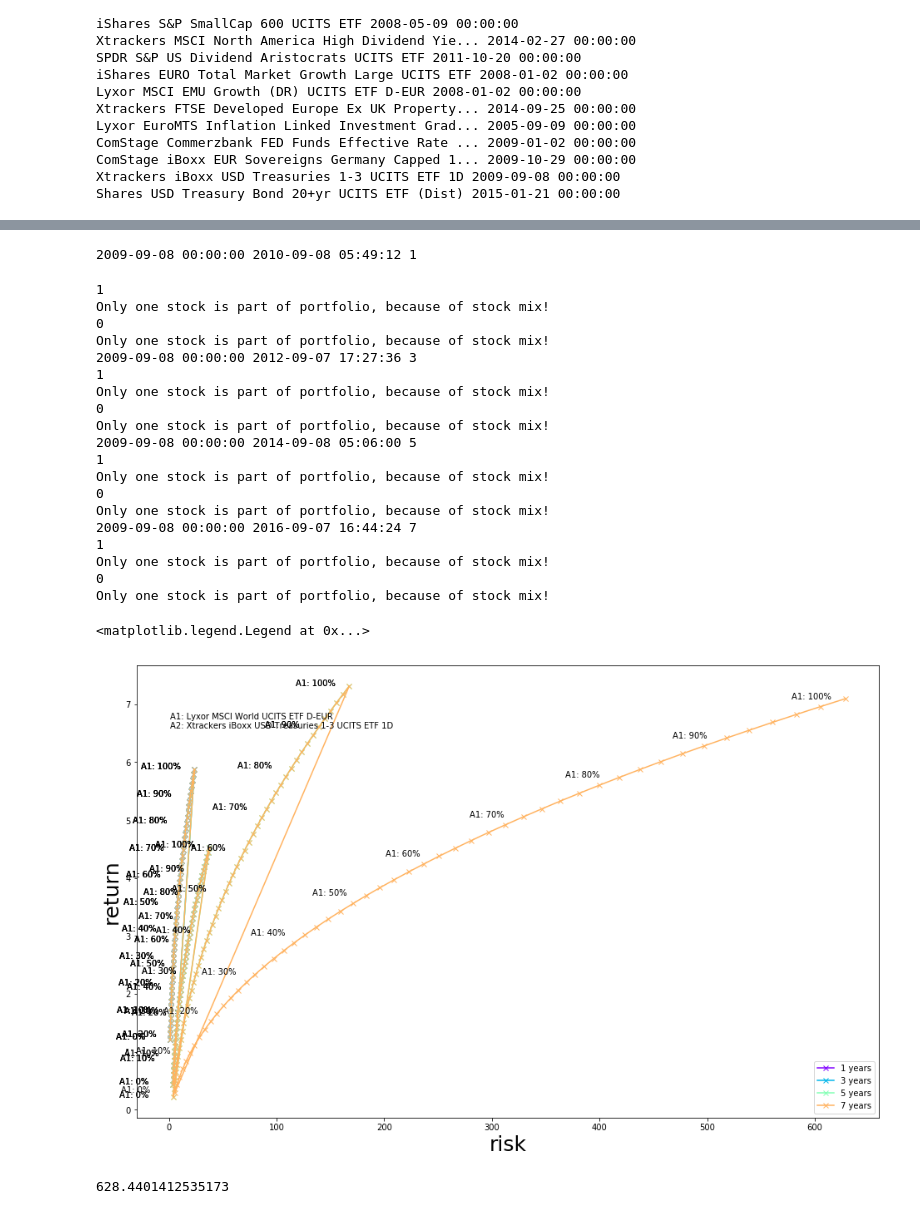
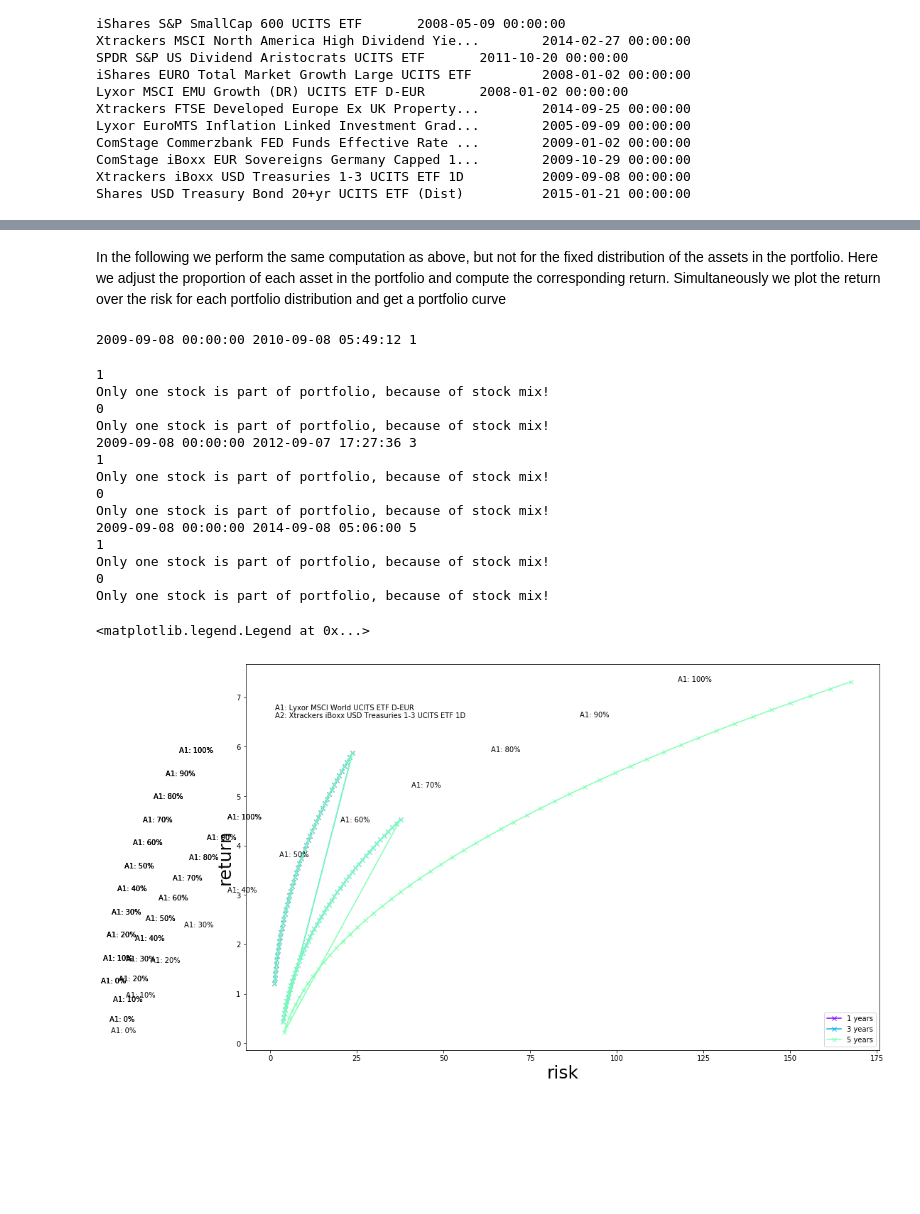
Before and after one commit to christophpernul/stock_market, a Jupyter notebook: return_risk_portfolio.ipynb, the cells around one changed output, grey strips where cells are left out. Drawn from its saved outputs; the diff is of its cells as text; code cells hidden in the pictures; blank space fills up the shorter version.

```diff
--- a/return_risk_portfolio.ipynb
+++ b/return_risk_portfolio.ipynb
@@ -6,11 +6,13 @@ from matplotlib.cm import get_cmap
 import seaborn as sns
 %run finance.ipynb
 
+### used ETFs for analysis
 names = ['MSCI World', "MSCI World", 'S&P 500', 'Euro Stoxx 50 Nr.1', \
          'China', 'India', 'Emerging Asia', 'Small Caps USA Nr.1', \
         'Small Caps USA Nr.2', 'Dividenden Aristocrats Nr.1', 'Dividenden Aristocrats Nr.2', 'Growth Nr.1', 'Growth Nr.2',  \
         'REIT', 'TIPS', 'Money Market', 'GER Bonds 10y','US Bonds 1-3y', 'US Bonds 20y']
 
+### these are the ticker symbols from finance.yahoo.com, which is the origin of the data
 ETFs = ['WLD.PA', 'EUNL.DE', 'SPY', 'EXFN.L',  \
         'LG9.SI', 'LG8.SI', 'AASI.PA', 'SXRG.F', 'ISP6.L', 'XDND.F', 'UDVD.L', 'IDJG.AS', 'LGWT.DE', \
             'XREA.F', 'EMI.MI', 'C101.F', '8523.F', 'XUT3.L', 'IDTL.L']
@@ -23,6 +25,7 @@ etf_info = etf_info[['Name', 'ISIN', 'yahoo ticker', 'physical', 'Acc']]
 info = pd.concat([etf_info, bond_info])
 info.reset_index(inplace=True)
 
+### used to display asset informations in the correlation plot
 text = "Nr         Category         Name         ISIN\n"
 name_list = []
 
@@ -31,3 +34,5 @@ for n, asset in enumerate(ETFs):
     ISIN = str(info[info['yahoo ticker'] == asset]['ISIN']).split("\n")[0].split("    ")[1]
     text += str(n) + "         " + names[n] + "         " + full_name + "         " + ISIN +"\n"
     name_list.append(full_name)
+
+rel_path = "data/"
@@ -34,6 +44,6 @@ for n, asset in enumerate(ETFs):
 # %%
 for n, name in enumerate(ETFs):
-    df = pd.read_csv("data/{0}.csv".format(name))
+    df = pd.read_csv(rel_path + "{0}.csv".format(name))
     df['Date'] = pd.to_datetime(df['Date'], infer_datetime_format=True)
-    print(name_list[n], df['Date'].min())
+    print(name_list[n], "\t", df['Date'].min())
 # %% [output]
@@ -109,0 +83,9 @@ Only one stock is part of portfolio, because of stock mix!
+# %%
+### Compute return risk for maximum range of dates between all ETFs in portfolio
+(mindate, maxdate) = get_overlapping_timerange(ETFs)
+
+assets_in_daterange = prepare_portfolio_data(mindate, maxdate, portfolio)
+
+print(mindate, maxdate)
+r = portfolio_return_risk(num_data, parameters, total_amount)
+print(r)
@@ -110,3 +96,5 @@ Only one stock is part of portfolio, because of stock mix!
+# %% [markdown]
+In the following we perform the same computation as above, but not for the fixed distribution of the assets in the portfolio. Here we adjust the proportion of each asset in the portfolio and compute the corresponding return. Simultaneously we plot the return over the risk for each portfolio distribution and get a portfolio curve
 # %%
 ### Plot return-risk curve
 ret, var, label = [], [], []
@@ -114,49 +102,40 @@ ret, var, label = [], [], []
 colors = iter(cm.rainbow(np.linspace(0,1,5)))
 
 plt.figure(figsize=(16,10));
-for years in range(1, 9, 2):
+for years in range(1, 7, 2):
     maxdate = mindate + pd.to_timedelta(years, unit='y')
     print(mindate, maxdate, years)
     for n in range(0, 101, 2):
         parameters = np.array([[n/100, 0, 0.003], [1.-n/100, 0, 0.0012]]);
-        num_data = prepare_portfolio_data(mindate, maxdate, portfolio)
-        out = portfolio_return_risk(num_data, parameters, total_amount);
+        assets = prepare_portfolio_data(mindate, maxdate, portfolio)
+        out = portfolio_return_risk(assets, parameters, total_amount);
         ret.append(out[0]);
         var.append(out[1]);
         if n%10 == 0:
             label.append((var[-1], ret[-1], "A1: {0:.0f}%".format(n)))
     c = next(colors)
     plt.plot(var, ret, 'x-',c=c, label="{0} years".format(years));
     for text in label:
         plt.text(text[0]-50, text[1], text[2])
 plt.text(min(var)*1.1, max(ret)*0.9, "\n".join(["A{0}: {1}".format(n+1, x) for n, x in enumerate(content)]))
 plt.xlabel("risk", fontsize=25);
 plt.ylabel("return", fontsize=25);
 plt.legend(loc=4)
 # %% [output]
 2009-09-08 00:00:00 2010-09-08 05:49:12 1
 1
 Only one stock is part of portfolio, because of stock mix!
 0
 Only one stock is part of portfolio, because of stock mix!
 2009-09-08 00:00:00 2012-09-07 17:27:36 3
 1
 Only one stock is part of portfolio, because of stock mix!
 0
 Only one stock is part of portfolio, because of stock mix!
 2009-09-08 00:00:00 2014-09-08 05:06:00 5
 1
 Only one stock is part of portfolio, because of stock mix!
 0
 Only one stock is part of portfolio, because of stock mix!
-2009-09-08 00:00:00 2016-09-07 16:44:24 7
-1
-Only one stock is part of portfolio, because of stock mix!
-0
-Only one stock is part of portfolio, because of stock mix!
 <matplotlib.legend.Legend at 0x...>
-[figure, old version]
+[figure, new version]
-# %%
-max(var)
-# %% [output]
-628.4401412535173
```
Also changed, not shown: parts of 5 cells of this notebook, 5 other files.
